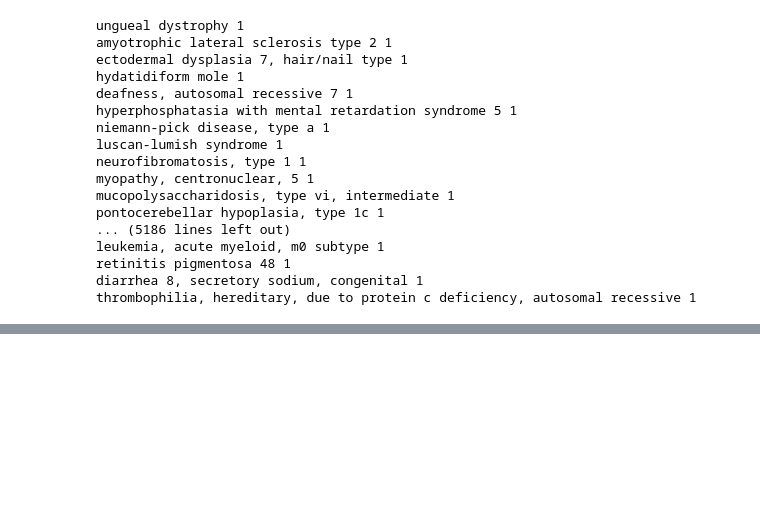
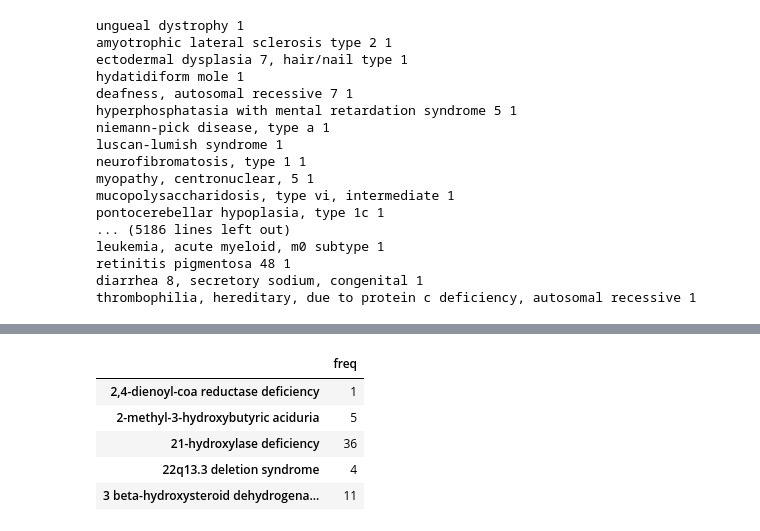
Before and after one commit to tomdcsmith/eva-cttv-pipeline, a Jupyter notebook: resources/oct16/mapping/code/get_just_path_likpath_traitnames.ipynb, the cells around one changed output, grey strips where cells are left out. Cells and saved outputs as stored; diff of their text form; code cells hidden in the pictures; blank space fills up the shorter version.

```diff
--- a/resources/oct16/mapping/code/get_just_path_likpath_traitnames.ipynb
+++ b/resources/oct16/mapping/code/get_just_path_likpath_traitnames.ipynb
@@ -113,0 +122,9 @@ print(len(trait_names))
+# %%
+df.head()
+# %% [output]
+|  | freq |
+| 2,4-dienoyl-coa reductase deficiency | 1 |
+| 2-methyl-3-hydroxybutyric aciduria | 5 |
+| 21-hydroxylase deficiency | 36 |
+| 22q13.3 deletion syndrome | 4 |
+| 3 beta-hydroxysteroid dehydrogena... | 11 |
```
Also changed, not shown: parts of 16 cells of this notebook, 1 other file.
